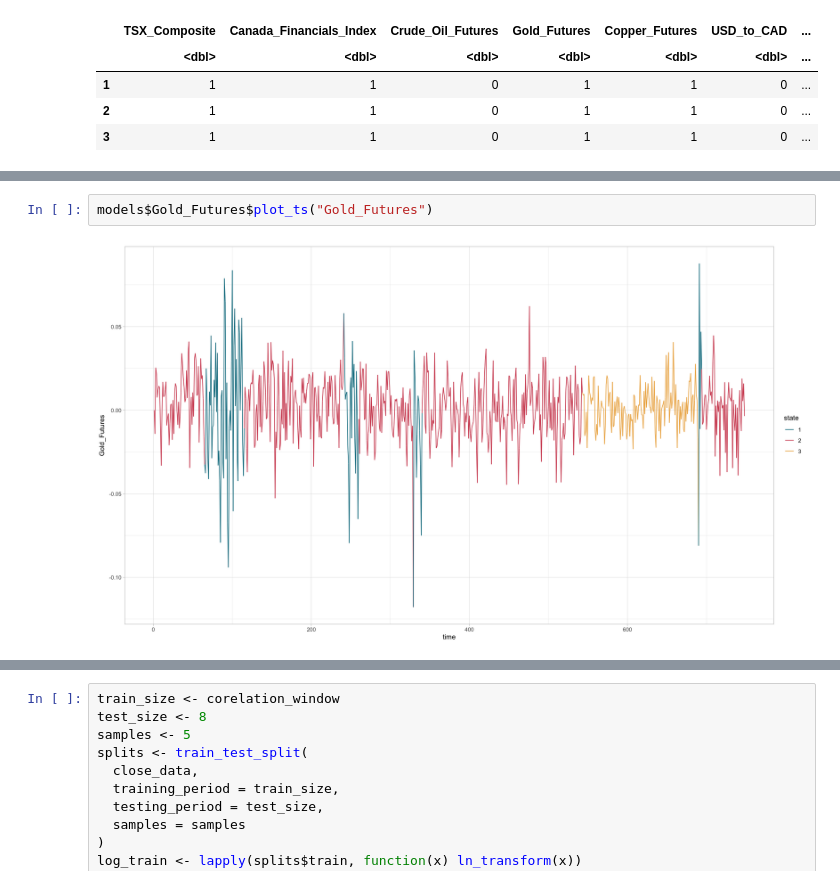
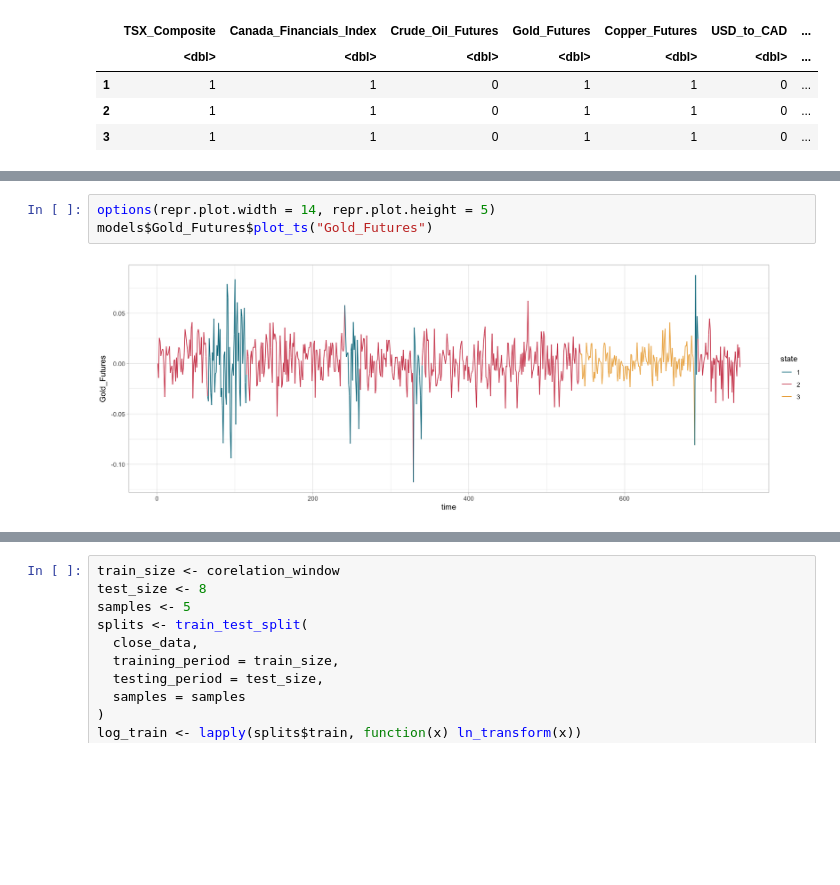
Before and after one commit to DuncanCSt/forecast_research, a Jupyter notebook: finance/regime_forecasting.ipynb, the cells around one changed output, grey strips where cells are left out. Drawn from its saved outputs; the diff is of its cells as text; blank space fills up the shorter version.

```diff
--- a/finance/regime_forecasting.ipynb
+++ b/finance/regime_forecasting.ipynb
@@ -153,4 +178,5 @@ Computing residuals for TSX_Composite ... done
 # %%
+options(repr.plot.width = 14, repr.plot.height = 5)
 models$Gold_Futures$plot_ts("Gold_Futures")
 # %% [output]
-[figure, old version]
+[figure, new version]
```
Also changed, not shown: parts of 7 cells of this notebook, 5 other files.
